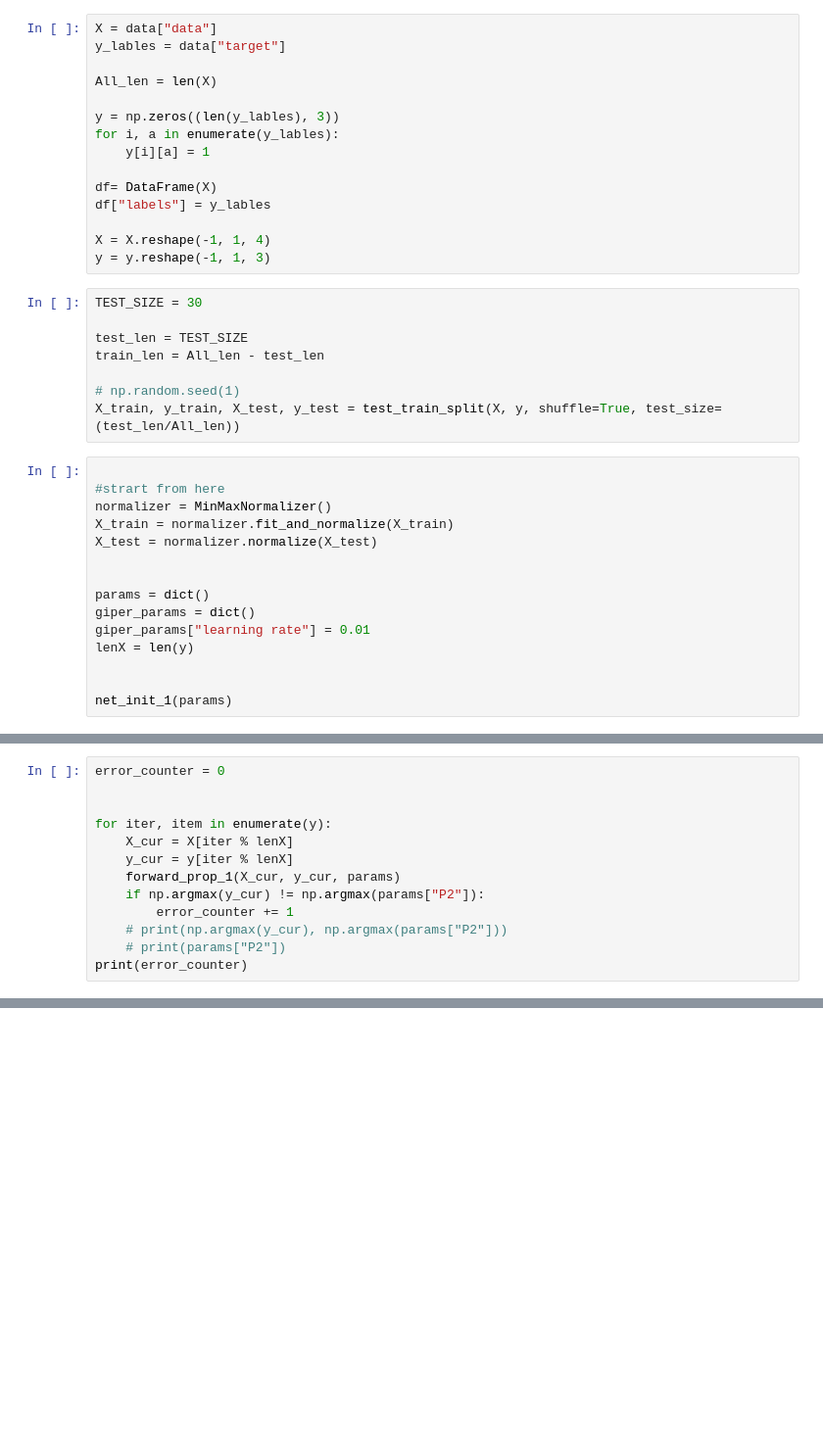
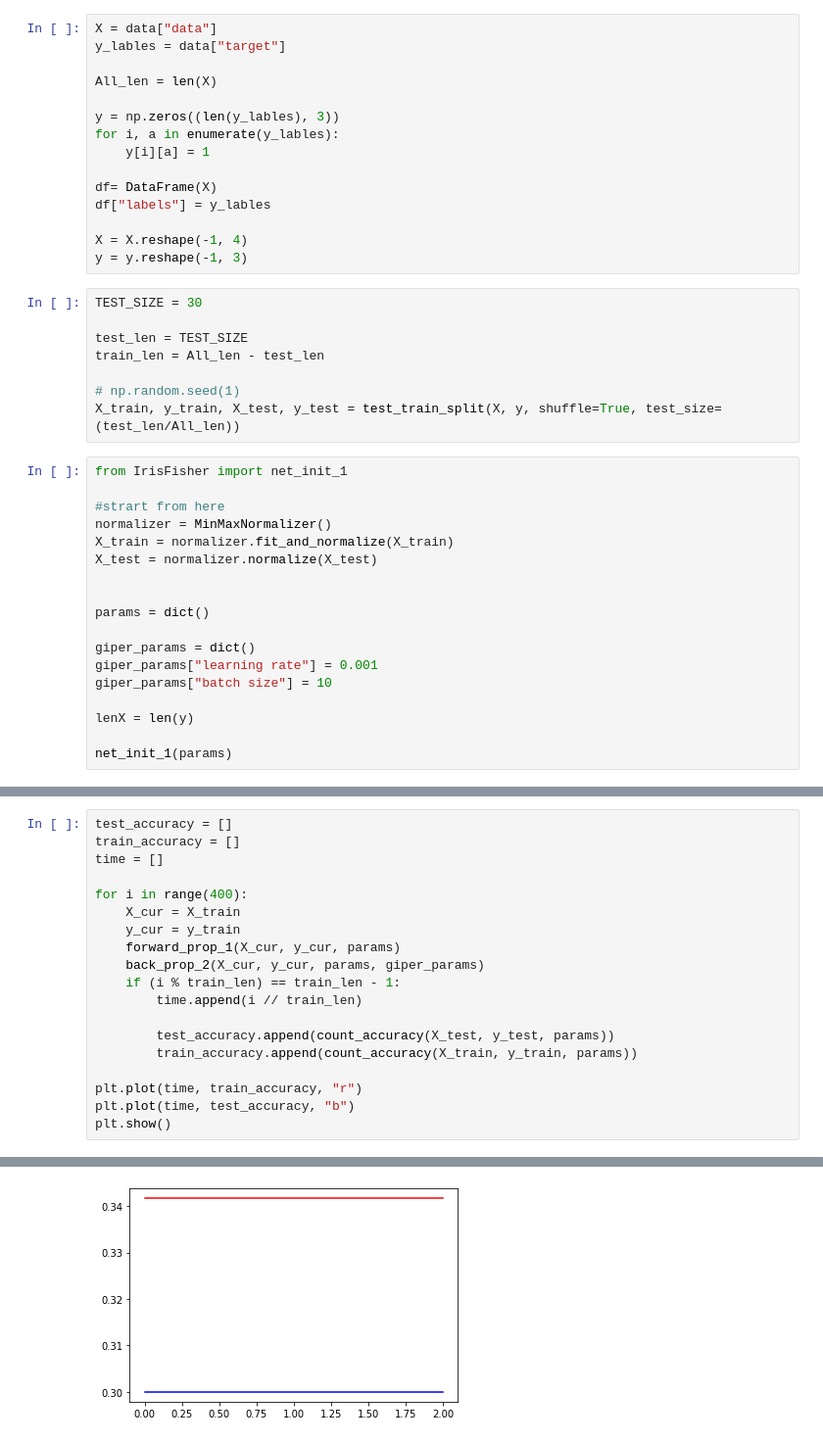
Before and after one commit to Potap995/Learning, a Jupyter notebook: main.ipynb, the cells around one changed output, grey strips where cells are left out. Shown at 98% size. Saved outputs shown, nothing was run; the diff lists cells and outputs as text; blank space fills up the shorter version.

Commit message:
Try to use batches

```diff
--- a/main.ipynb
+++ b/main.ipynb
@@ -85,8 +102,8 @@ for i, a in enumerate(y_lables):
 df= DataFrame(X)
 df["labels"] = y_lables
 
-X = X.reshape(-1, 1, 4)
-y = y.reshape(-1, 1, 3)
+X = X.reshape(-1, 4)
+y = y.reshape(-1, 3)
 # %%
 TEST_SIZE = 30
 
@@ -96,6 +113,7 @@ train_len = All_len - test_len
 # np.random.seed(1)
 X_train, y_train, X_test, y_test = test_train_split(X, y, shuffle=True, test_size=(test_len/All_len))
 # %%
+from IrisFisher import net_init_1
 
 #strart from here
 normalizer = MinMaxNormalizer()
@@ -104,9 +122,11 @@ X_test = normalizer.normalize(X_test)
 
 
 params = dict()
+
 giper_params = dict()
-giper_params["learning rate"] = 0.01
+giper_params["learning rate"] = 0.001
+giper_params["batch size"] = 10
+
 lenX = len(y)
 
-
 net_init_1(params)
@@ -163,13 +132,0 @@ print(train_accuracy)
-# %%
-error_counter = 0
-
-
-for iter, item in enumerate(y):
-    X_cur = X[iter % lenX]
-    y_cur = y[iter % lenX]
-    forward_prop_1(X_cur, y_cur, params)
-    if np.argmax(y_cur) != np.argmax(params["P2"]):
-        error_counter += 1
-    # print(np.argmax(y_cur), np.argmax(params["P2"]))
-    # print(params["P2"])
-print(error_counter)
@@ -194,0 +133,20 @@ array([False, False, False, False, False, False, False, False, False,
+# %%
+test_accuracy = []
+train_accuracy = []
+time = []
+
+for i in range(400):
+    X_cur = X_train
+    y_cur = y_train
+    forward_prop_1(X_cur, y_cur, params)
+    back_prop_2(X_cur, y_cur, params, giper_params)
+    if (i % train_len) == train_len - 1:
+        time.append(i // train_len)
+
+        test_accuracy.append(count_accuracy(X_test, y_test, params))
+        train_accuracy.append(count_accuracy(X_train, y_train, params))
+
+plt.plot(time, train_accuracy, "r")
+plt.plot(time, test_accuracy, "b")
+plt.show()
+# %% [output]
@@ -194,0 +170 @@ array([False, False, False, False, False, False, False, False, False,
+[figure, added]
```
Also changed, not shown: parts of 8 cells of this notebook, 1 other file.
